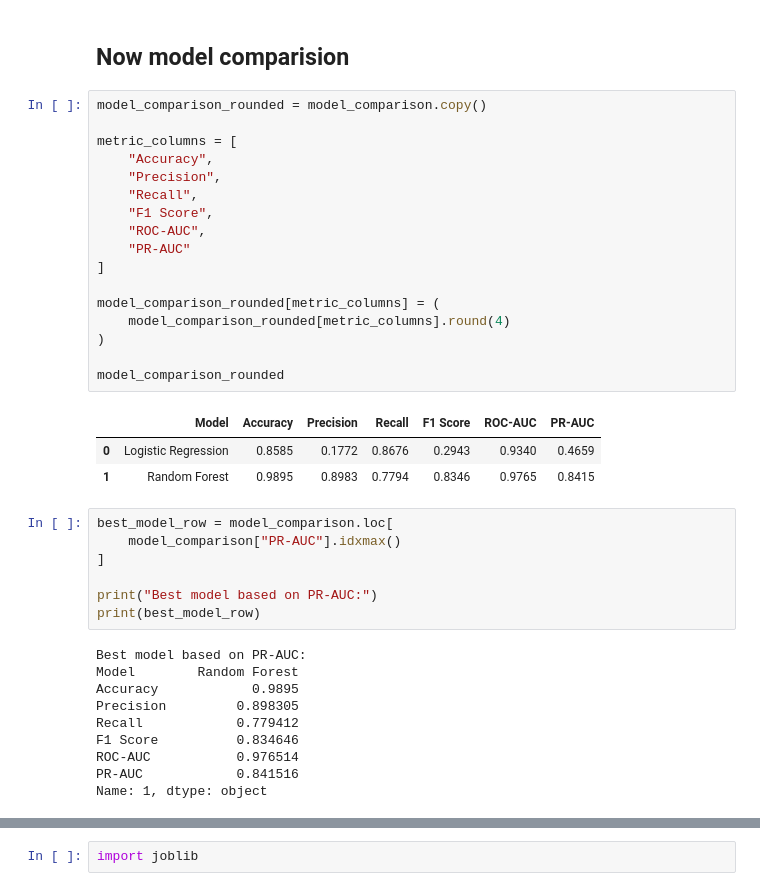
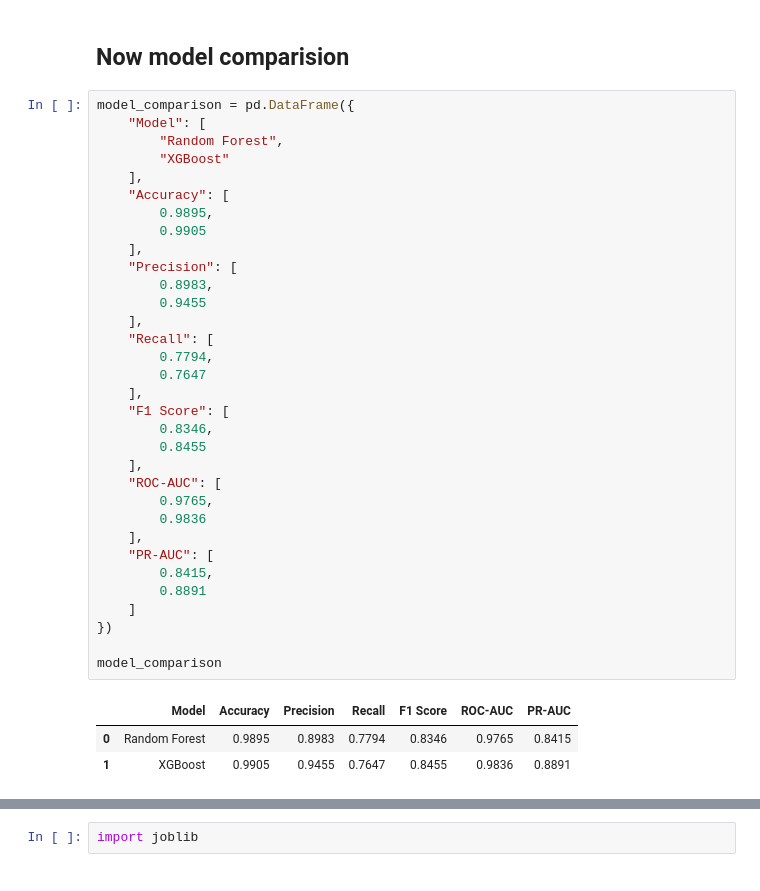
Before and after one commit to Maazkhan-43/AI-Based-Predictive-Maintenance-and-Machine-Failure-Prediction-System, a Jupyter notebook: notebooks/05_model_training.ipynb, the cells around one changed output, grey strips where cells are left out. Drawn from its saved outputs; the diff is of its cells as text.

```diff
--- a/notebooks/05_model_training.ipynb
+++ b/notebooks/05_model_training.ipynb
@@ -310,40 +468,39 @@ Random Forest Confusion Matrix:
 # %% [markdown]
 ## Now model comparision
-# %%
-model_comparison_rounded = model_comparison.copy()
-
-metric_columns = [
-    "Accuracy",
-    "Precision",
-    "Recall",
-    "F1 Score",
-    "ROC-AUC",
-    "PR-AUC"
-]
-
-model_comparison_rounded[metric_columns] = (
-    model_comparison_rounded[metric_columns].round(4)
-)
-
-model_comparison_rounded
-# %% [output]
-|  | Model | Accuracy | Precision | Recall | F1 Score | ROC-AUC | PR-AUC |
-| 0 | Logistic Regression | 0.8585 | 0.1772 | 0.8676 | 0.2943 | 0.9340 | 0.4659 |
-| 1 | Random Forest | 0.9895 | 0.8983 | 0.7794 | 0.8346 | 0.9765 | 0.8415 |
-# %%
-best_model_row = model_comparison.loc[
-    model_comparison["PR-AUC"].idxmax()
-]
-
-print("Best model based on PR-AUC:")
-print(best_model_row)
-# %% [output]
-Best model based on PR-AUC:
-Model        Random Forest
-Accuracy            0.9895
-Precision         0.898305
-Recall            0.779412
-F1 Score          0.834646
-ROC-AUC           0.976514
-PR-AUC            0.841516
-Name: 1, dtype: object
+# %%
+model_comparison = pd.DataFrame({
+    "Model": [
+        "Random Forest",
+        "XGBoost"
+    ],
+    "Accuracy": [
+        0.9895,
+        0.9905
+    ],
+    "Precision": [
+        0.8983,
+        0.9455
+    ],
+    "Recall": [
+        0.7794,
+        0.7647
+    ],
+    "F1 Score": [
+        0.8346,
+        0.8455
+    ],
+    "ROC-AUC": [
+        0.9765,
+        0.9836
+    ],
+    "PR-AUC": [
+        0.8415,
+        0.8891
+    ]
+})
+
+model_comparison
+# %% [output]
+|  | Model | Accuracy | Precision | Recall | F1 Score | ROC-AUC | PR-AUC |
+| 0 | Random Forest | 0.9895 | 0.8983 | 0.7794 | 0.8346 | 0.9765 | 0.8415 |
+| 1 | XGBoost | 0.9905 | 0.9455 | 0.7647 | 0.8455 | 0.9836 | 0.8891 |
```
Also changed, not shown: parts of 38 cells of this notebook, 8 other files.
